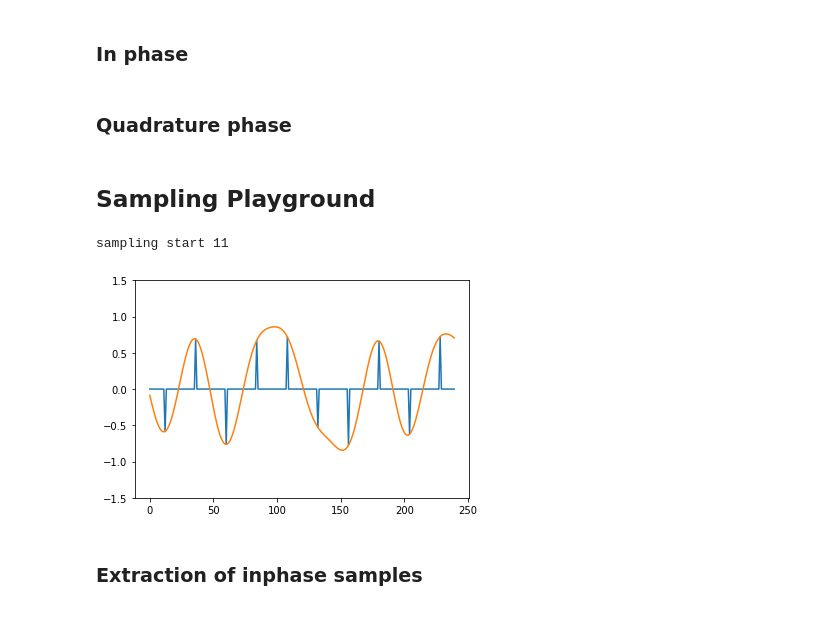
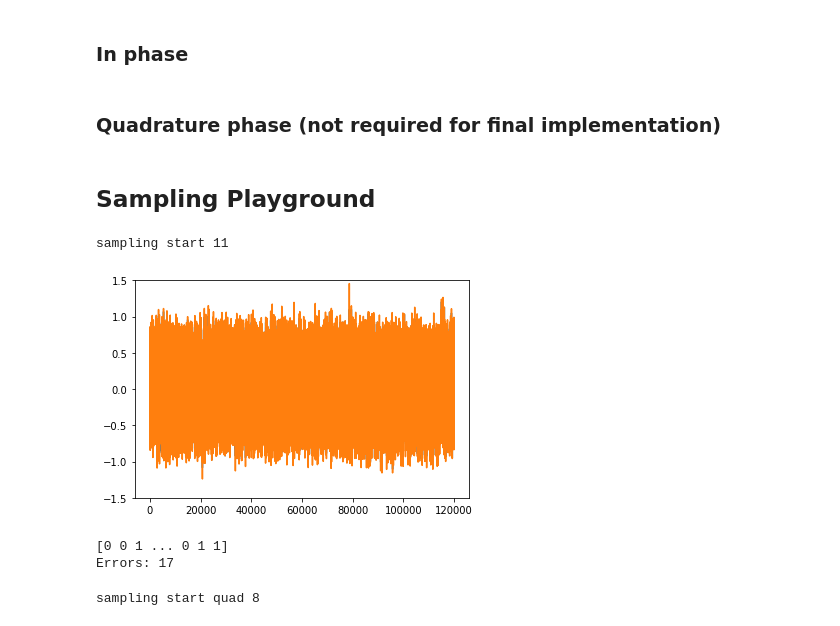
Before and after one commit to Why-Bee/3dy4-project, a Jupyter notebook: model/fmRdsBasic.ipynb, the cells around one changed output. Cells and saved outputs as stored; diff of their text form; code cells hidden in the pictures.

Commit message:
Correction- sampling finder is broken. Needs fix

```diff
--- a/model/fmRdsBasic.ipynb
+++ b/model/fmRdsBasic.ipynb
@@ -190,7 +190,7 @@ rds_resampled_inPhase = rds_upsampled_lfilterd_inPhase[::rds_downsampling_factor
 
 rds_rrcfiltered_inPhase = signal.lfilter(rds_rrc_coeff, 1.0, rds_resampled_inPhase)
 # %% [markdown]
-### Quadrature phase
+### Quadrature phase (not required for final implementation)
 # %%
 # Mixer
 rds_mixed_quad = rds_filt_delayed * ncoOut_Quad[:-1]
@@ -208,7 +208,7 @@ rds_rrcfiltered_quad = signal.lfilter(rds_rrc_coeff, 1.0, rds_resampled_quad)
 ## Sampling Playground
 # %%
 samples_per_symbol = 24
-symbols_per_window = 10
+symbols_per_window = 50
 winsize = (samples_per_symbol*symbols_per_window)
 
 winsize
@@ -243,7 +243,7 @@ def sampling_start_adjust(block, samples_per_symbol):
 
 
 samples_per_symbol = 24
-symbols_per_window = 10
+symbols_per_window = 50
 winsize = (samples_per_symbol*symbols_per_window)
 
 sample_startpoint = 10005
@@ -287,39 +287,74 @@ plt.show()
 # %%
 def sampling_start_adjust1(block):
     # find the first peak in the data
     max_idx = 0
     for i in range(1, len(block)-1):
         if abs(block[i]) > abs(block[i-1]) and abs(block[i]) > abs(block[i+1]):
             max_idx = i
             break
     return max_idx
 
 
 
 samples_per_symbol = 24
-symbols_per_window = 10
+symbols_per_window = 5000
 winsize = (samples_per_symbol*symbols_per_window)
 
 sample_startpoint = 10005
 
 sampling_start = sampling_start_adjust1(rds_rrcfiltered_inPhase[sample_startpoint:sample_startpoint+winsize])
 print("sampling start", sampling_start)
 samples = np.ones(symbols_per_window)
 samples_upsampled = upsample(samples, samples_per_symbol) # ones at each sample point, but out of phase
 samples_shifted = np.concatenate((np.zeros(sampling_start+1), samples_upsampled[:-sampling_start-1])) # ones at each sample point, now in phase
 
-rrc_sample_window = rds_rrcfiltered_inPhase[sample_startpoint:sample_startpoint+winsize]
-inphase_samples = samples_shifted * rrc_sample_window
+
+rrc_sample_window_inPhase = rds_rrcfiltered_inPhase[sample_startpoint:sample_startpoint+winsize]
+inphase_samples = samples_shifted * rrc_sample_window_inPhase
+
+
 
 plt.plot(inphase_samples)
-plt.plot(rrc_sample_window)
+plt.plot(rrc_sample_window_inPhase)
 plt.ylim(-1.5, 1.5)
 plt.show()
+
+bool_array = np.empty(int(symbols_per_window/2), dtype=int) # array of extracted bits, Manchester decoded
+index = 0
+errors = 0
+
+
+
+for i in range(sampling_start, winsize, 2*samples_per_symbol):
+    if rrc_sample_window_inPhase[i] > 0 and rrc_sample_window_inPhase[i+samples_per_symbol] < 0: #case HL
+        bool_array[index] = 1
+    elif rrc_sample_window_inPhase[i] < 0 and rrc_sample_window_inPhase[i+samples_per_symbol] > 0: #case LH
+        bool_array[index] = 0
+    else:
+        bool_array[index] = -1
+        errors += 1
+    index = index + 1
+
+print(bool_array)
+print("Errors: " + str(errors))
 # %% [output]
 sampling start 11
-[figure, old version]
+[figure, new version]
+[0 0 1 ... 0 1 1]
+Errors: 17
-# %% [markdown]
-### Extraction of inphase samples
+# %%
+sampling_start_quadrature = sampling_start_adjust1(rds_rrcfiltered_quad[sample_startpoint:sample_startpoint+winsize])
+print("sampling start quad", sampling_start_quadrature)
+
+samples_quad = np.ones(symbols_per_window)
+samples_upsampled_quad = upsample(samples, samples_per_symbol) # ones at each sample point, but out of phase
+samples_shifted_quad = np.concatenate((np.zeros(sampling_start_quadrature+1), samples_upsampled_quad[:-sampling_start_quadrature-1])) # ones at each sample point, now in phase
+
+
+rrc_sample_window_quad = rds_rrcfiltered_quad[sample_startpoint:sample_startpoint+winsize]
+quad_samples = samples_shifted_quad * rrc_sample_window_quad
+# %% [output]
+sampling start quad 8
 # %%
 # Assuming the sampling rates above have been correctly calculated, we can extract samples from the RRC signal
 plt.xlim(-1.5, 1.5)
```
Also changed, not shown: parts of 2 cells of this notebook.
